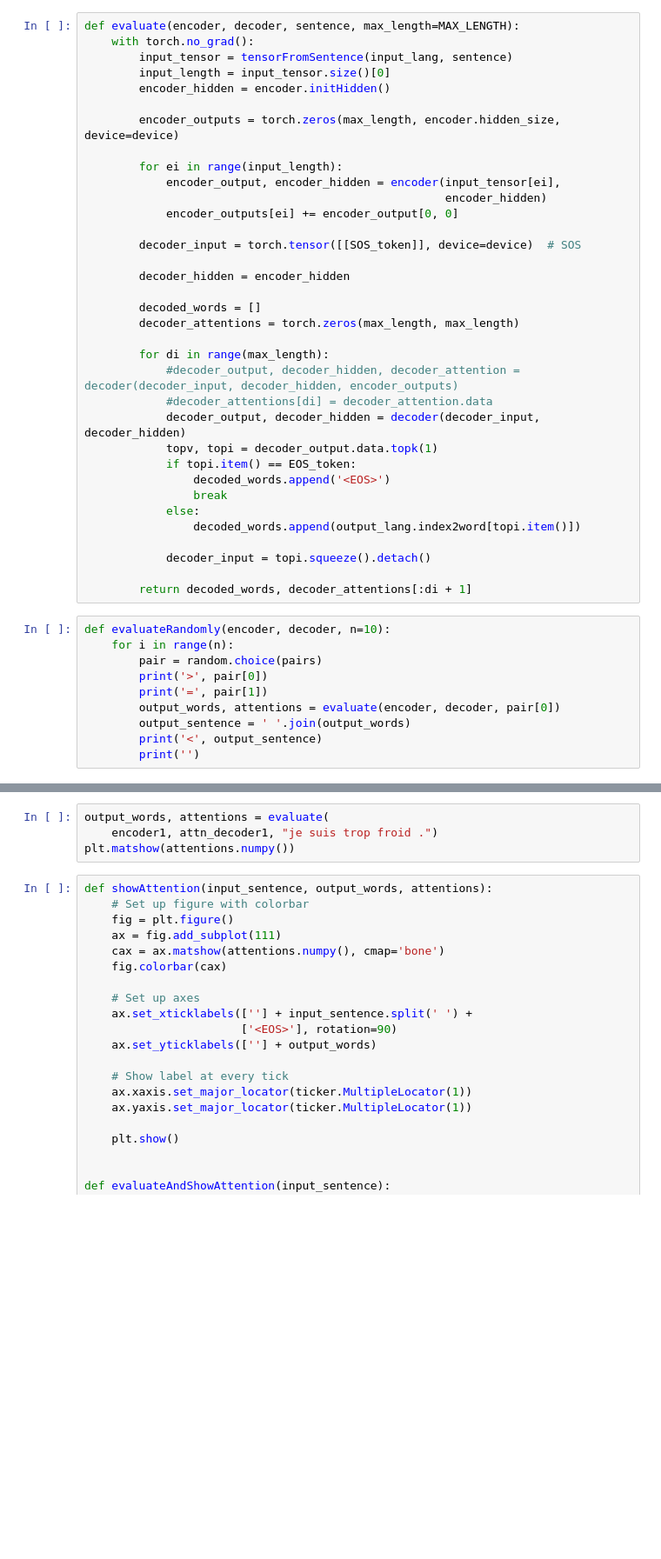
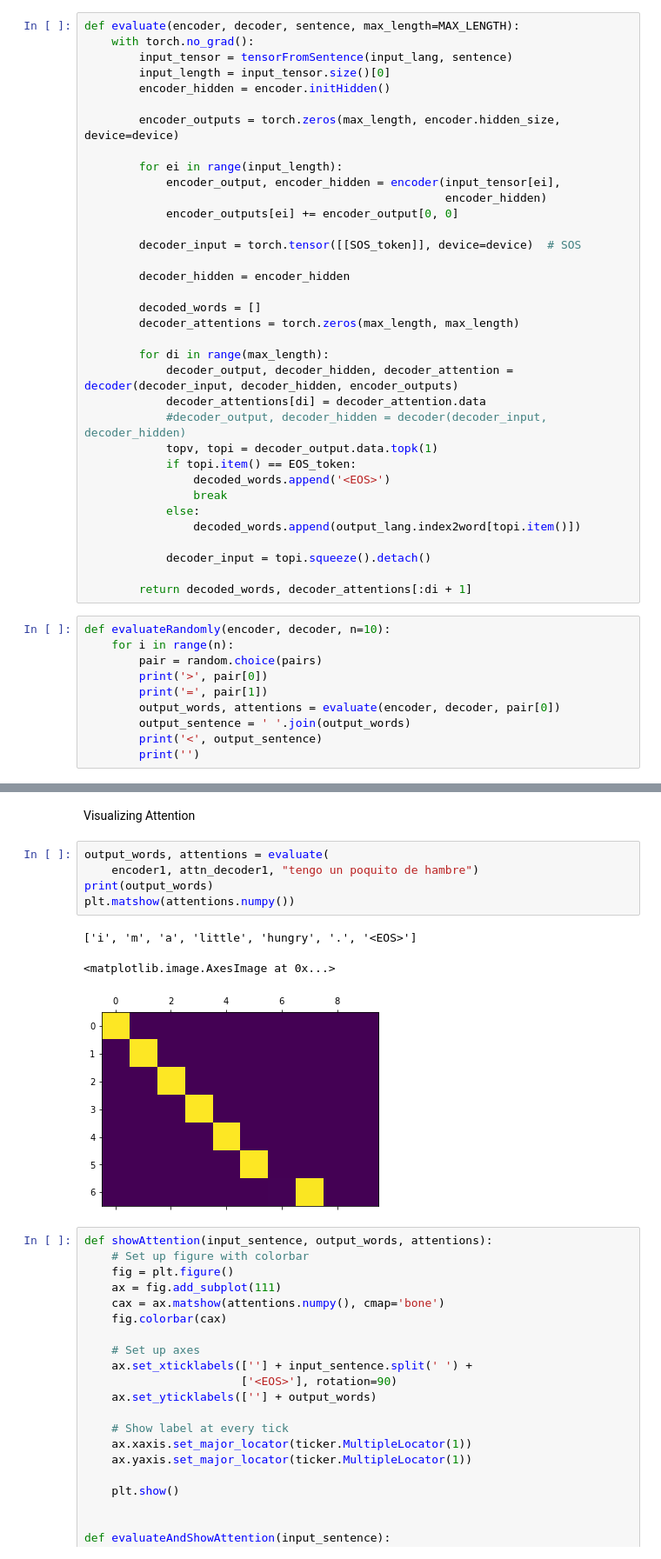
Before and after one commit to jeffersonquispe/MachineTraslationAttention, a Jupyter notebook: Seq2seq.ipynb, the cells around one changed output, grey strips where cells are left out. Shown at 87% size. Cells and saved outputs as stored; diff of their text form; blank space fills up the shorter version.

```diff
--- a/Seq2seq.ipynb
+++ b/Seq2seq.ipynb
@@ -438,9 +440,9 @@ def evaluate(encoder, decoder, sentence, max_length=MAX_LENGTH):
         decoder_attentions = torch.zeros(max_length, max_length)
 
         for di in range(max_length):
-            #decoder_output, decoder_hidden, decoder_attention = decoder(decoder_input, decoder_hidden, encoder_outputs)
-            #decoder_attentions[di] = decoder_attention.data
-            decoder_output, decoder_hidden = decoder(decoder_input, decoder_hidden)
+            decoder_output, decoder_hidden, decoder_attention = decoder(decoder_input, decoder_hidden, encoder_outputs)
+            decoder_attentions[di] = decoder_attention.data
+            #decoder_output, decoder_hidden = decoder(decoder_input, decoder_hidden)
             topv, topi = decoder_output.data.topk(1)
             if topi.item() == EOS_token:
                 decoded_words.append('<EOS>')
@@ -510,7 +514,14 @@ evaluateRandomly(encoder1, decoder1)
+# %% [markdown]
+Visualizing Attention
 # %%
 output_words, attentions = evaluate(
-    encoder1, attn_decoder1, "je suis trop froid .")
+    encoder1, attn_decoder1, "tengo un poquito de hambre")
+print(output_words)
 plt.matshow(attentions.numpy())
+# %% [output]
+['i', 'm', 'a', 'little', 'hungry', '.', '<EOS>']
+<matplotlib.image.AxesImage at 0x...>
+[figure, added]
 # %%
 def showAttention(input_sentence, output_words, attentions):
     # Set up figure with colorbar
```
Also changed, not shown: parts of 28 cells of this notebook.
